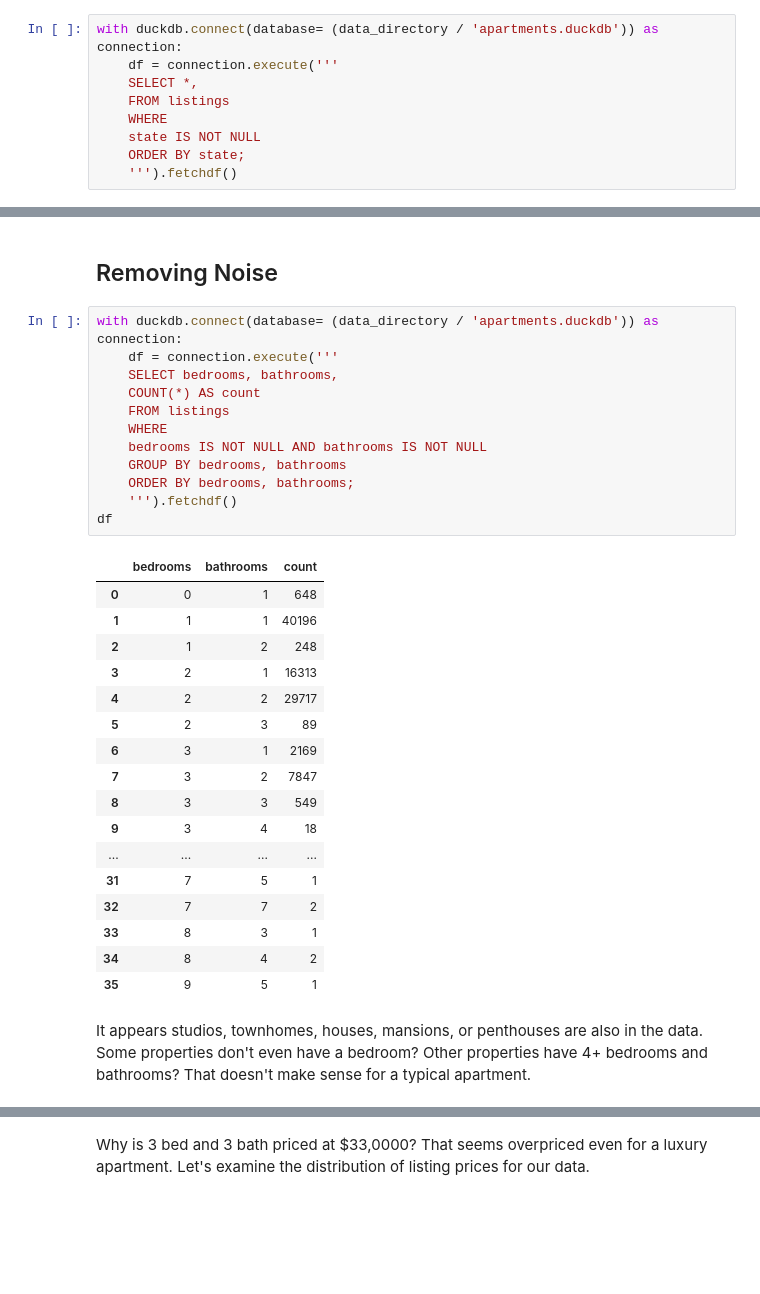
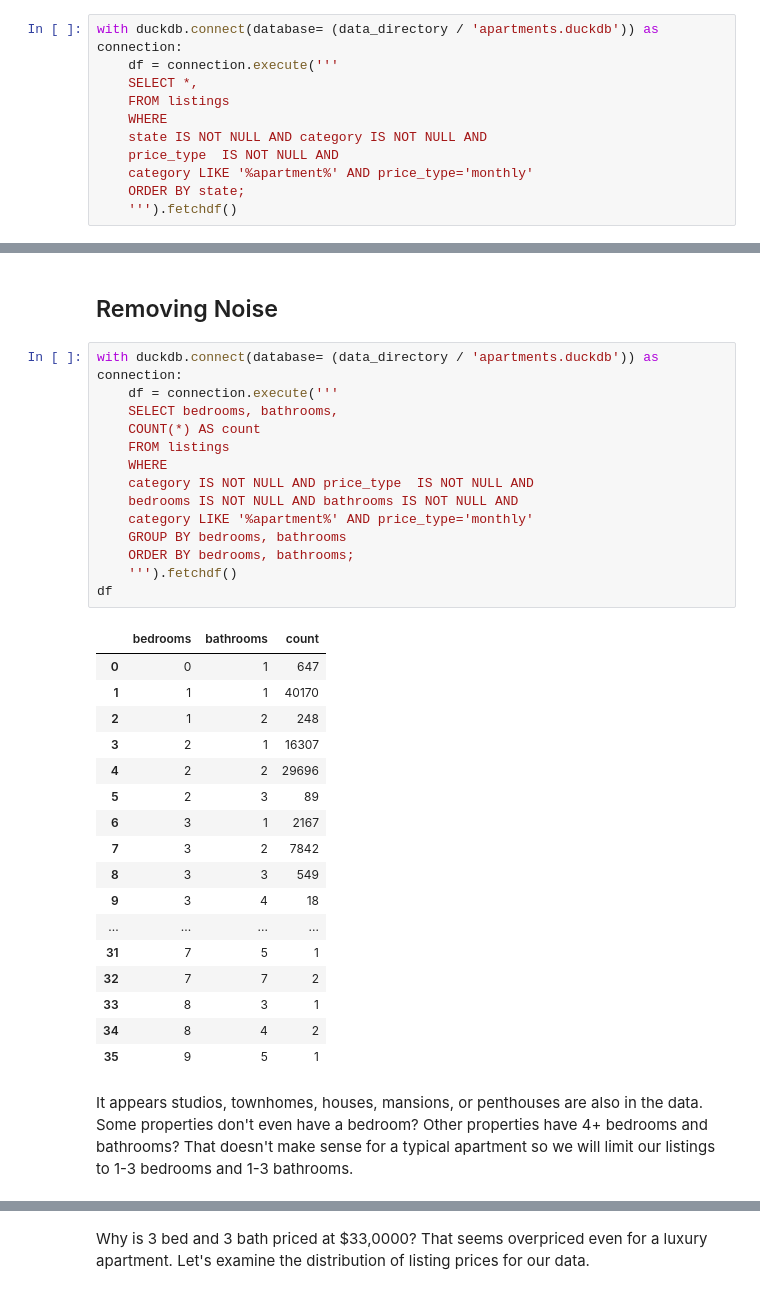
Before and after one commit to ipacheco9311/CS-577-07-Data-Science-Fall-2025-Project, a Jupyter notebook: source/project.ipynb, the cells around one changed output, grey strips where cells are left out. Cells and saved outputs as stored; diff of their text form; blank space fills up the shorter version.

```diff
--- a/source/project.ipynb
+++ b/source/project.ipynb
@@ -216,7 +216,9 @@ with duckdb.connect(database= (data_directory / 'apartments.duckdb')) as connect
     SELECT *,
     FROM listings
     WHERE
-    state IS NOT NULL
+    state IS NOT NULL AND category IS NOT NULL AND
+    price_type  IS NOT NULL AND
+    category LIKE '%apartment%' AND price_type='monthly'
     ORDER BY state;
     ''').fetchdf()
 # %%
@@ -251,25 +255,27 @@ An apartment with 9 bedrooms, a monthly cost of $120,000, and 50,000 square feet
 # %%
 with duckdb.connect(database= (data_directory / 'apartments.duckdb')) as connection:
     df = connection.execute('''
     SELECT bedrooms, bathrooms,
     COUNT(*) AS count
     FROM listings
     WHERE
-    bedrooms IS NOT NULL AND bathrooms IS NOT NULL
+    category IS NOT NULL AND price_type  IS NOT NULL AND
+    bedrooms IS NOT NULL AND bathrooms IS NOT NULL AND
+    category LIKE '%apartment%' AND price_type='monthly'
     GROUP BY bedrooms, bathrooms
     ORDER BY bedrooms, bathrooms;
     ''').fetchdf()
 df
 # %% [output]
 |  | bedrooms | bathrooms | count |
-| 0 | 0 | 1 | 648 |
-| 1 | 1 | 1 | 40196 |
+| 0 | 0 | 1 | 647 |
+| 1 | 1 | 1 | 40170 |
 | 2 | 1 | 2 | 248 |
-| 3 | 2 | 1 | 16313 |
-| 4 | 2 | 2 | 29717 |
+| 3 | 2 | 1 | 16307 |
+| 4 | 2 | 2 | 29696 |
 | 5 | 2 | 3 | 89 |
-| 6 | 3 | 1 | 2169 |
-| 7 | 3 | 2 | 7847 |
+| 6 | 3 | 1 | 2167 |
+| 7 | 3 | 2 | 7842 |
 | 8 | 3 | 3 | 549 |
 | 9 | 3 | 4 | 18 |
 | ... | ... | ... | ... |
@@ -279,7 +285,7 @@ df
 | 34 | 8 | 4 | 2 |
 | 35 | 9 | 5 | 1 |
 # %% [markdown]
-It appears studios, townhomes, houses, mansions, or penthouses are also in the data. Some properties don't even have a bedroom? Other properties have 4+ bedrooms and bathrooms? That doesn't make sense for a typical apartment.
+It appears studios, townhomes, houses, mansions, or penthouses are also in the data. Some properties don't even have a bedroom? Other properties have 4+ bedrooms and bathrooms? That doesn't make sense for a typical apartment so we will limit our listings to 1-3 bedrooms and 1-3 bathrooms.
 # %%
 with duckdb.connect(database= (data_directory / 'apartments.duckdb')) as connection:
     df = connection.execute(f'''
```
Also changed, not shown: parts of 10 cells of this notebook.
